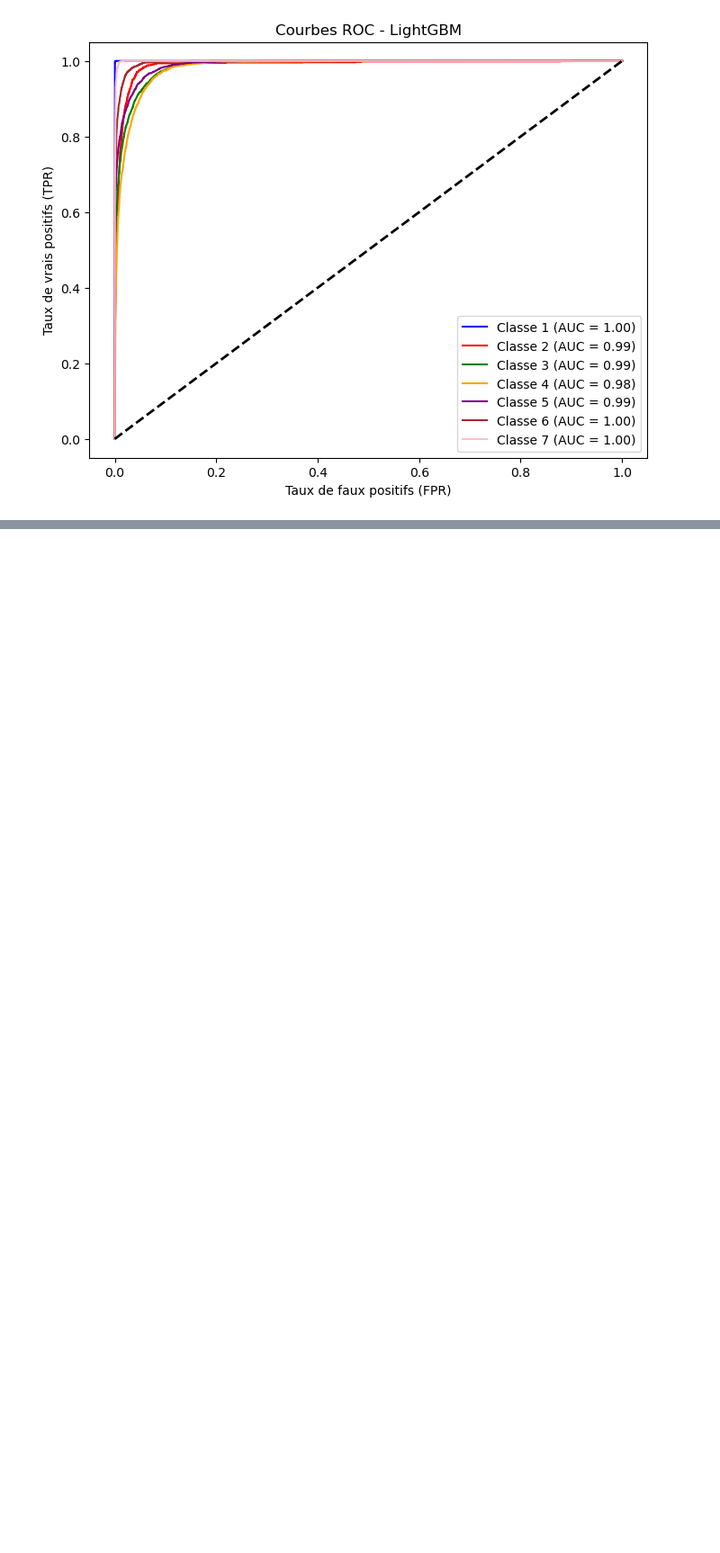
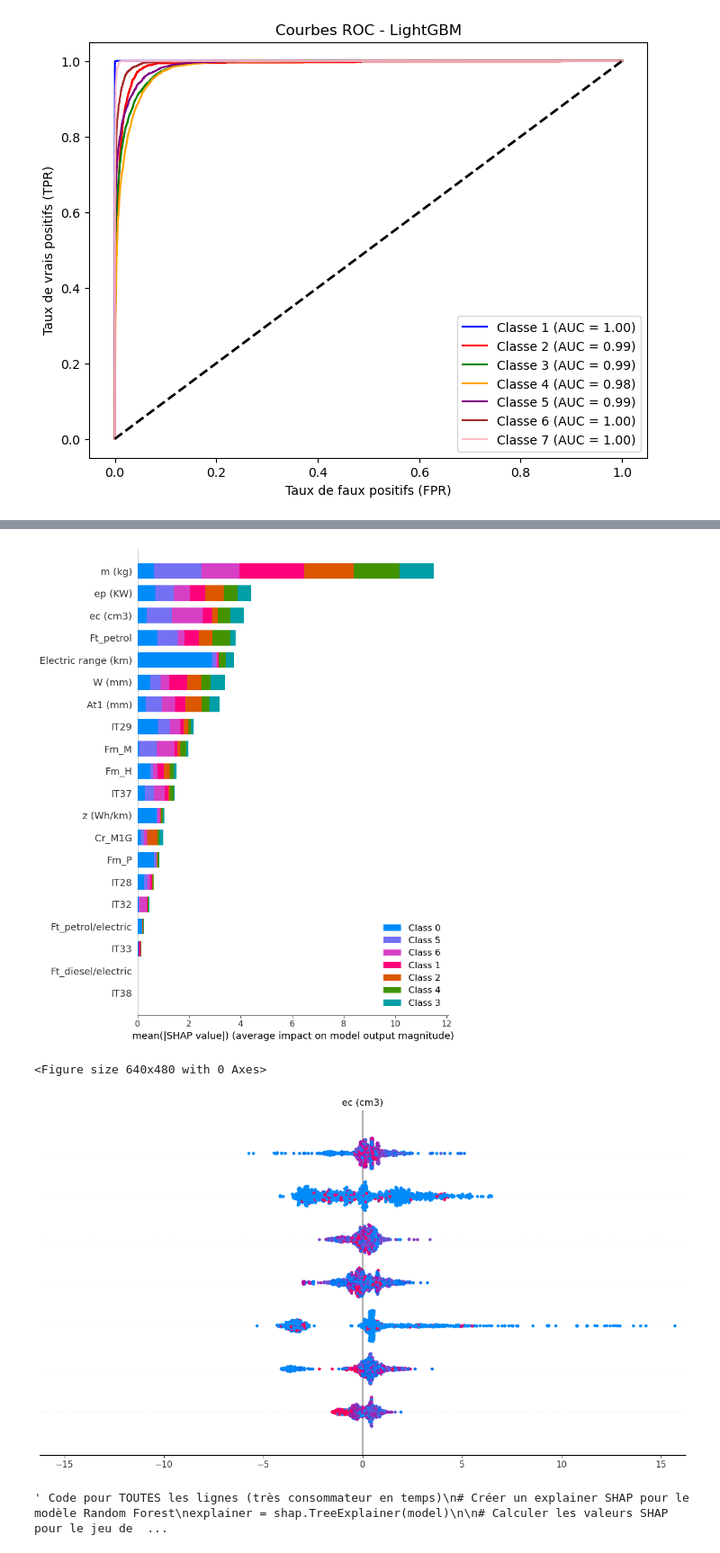
Before and after one commit to DataScientest-Studio/sept24_cds_co2, a Jupyter notebook: notebooks/6.1_model_cat_VG_lightGBMV2.ipynb, the cells around one changed output, grey strips where cells are left out. Shown at 90% size. Cells and saved outputs as stored; diff of their text form; code cells hidden in the pictures; blank space fills up the shorter version.

```diff
--- a/notebooks/6.1_model_cat_VG_lightGBMV2.ipynb
+++ b/notebooks/6.1_model_cat_VG_lightGBMV2.ipynb
@@ -213,0 +250,32 @@ plt.show()
+# %%
+import shap
+# Create a SHAP explainer with optimized tree path perturbation
+explainer = shap.TreeExplainer(best_lgb, feature_perturbation="tree_path_dependent")
+
+# Compute SHAP values for the test set
+shap_values = explainer.shap_values(X_test_scaled[:1000])  # Using only 100 samples for efficiency
+
+# Global feature importance summary (bar plot)
+shap.summary_plot(shap_values, X_test_scaled[:1000], plot_type="bar")
+
+# Detailed contribution visualization
+shap.summary_plot(shap_values, X_test_scaled[:1000])
+
+""" Code pour TOUTES les lignes (très consommateur en temps)
+# Créer un explainer SHAP pour le modèle Random Forest
+explainer = shap.TreeExplainer(model)
+
+# Calculer les valeurs SHAP pour le jeu de test
+shap_values = explainer.shap_values(X_test_scaled)
+
+# Résumé global des importances des features
+shap.summary_plot(shap_values, X_test_scaled, plot_type="bar")
+
+# Visualisation détaillée des contributions des features
+shap.summary_plot(shap_values, X_test_scaled)
+"""
+# %% [output]
+[figure, added]
+<Figure size 640x480 with 0 Axes>
+[figure, added]
+' Code pour TOUTES les lignes (très consommateur en temps)\n# Créer un explainer SHAP pour le modèle Random Forest\nexplainer = shap.TreeExplainer(model)\n\n# Calculer les valeurs SHAP pour le jeu de  ...
```
Also changed, not shown: parts of 6 cells of this notebook, 1 other file.
